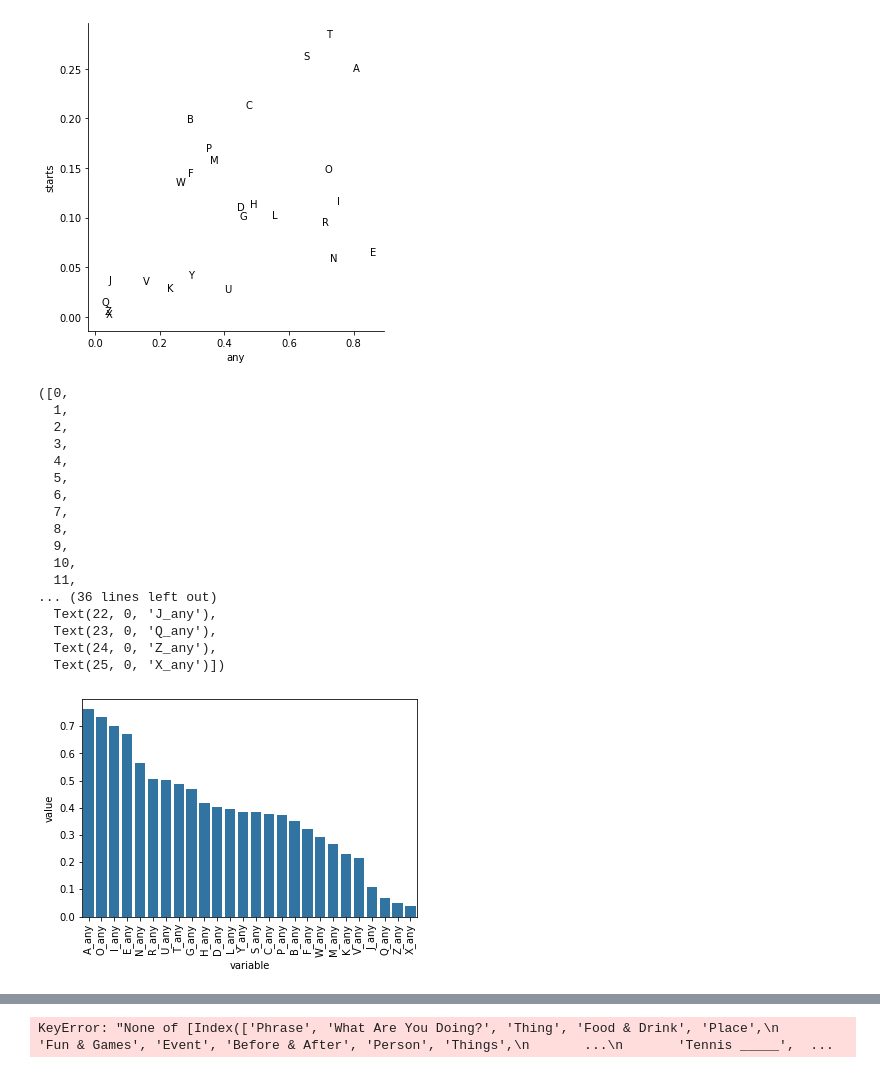
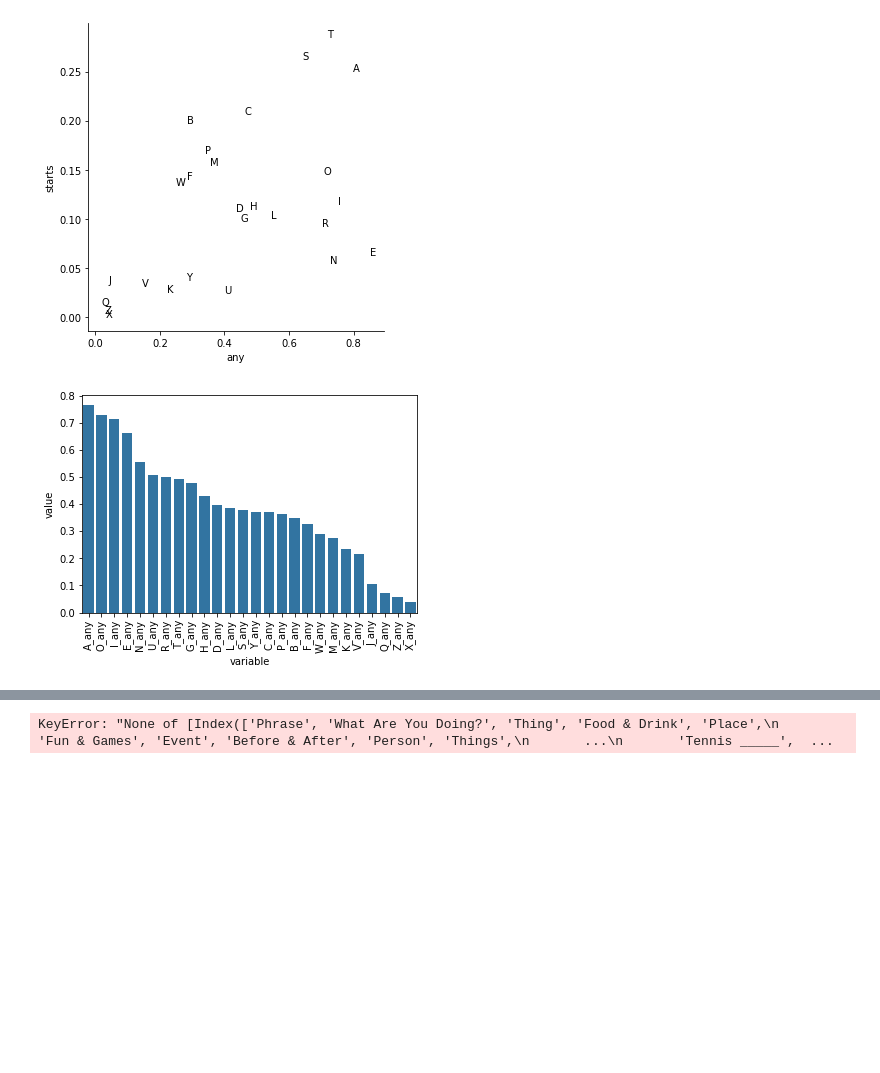
Before and after one commit to evanrgreen/WheelOfFortune, a Jupyter notebook: WOF analysis.ipynb, the cells around one changed output, grey strips where cells are left out. Drawn from its saved outputs; the diff is of its cells as text; code cells hidden in the pictures; blank space fills up the shorter version.

```diff
--- a/WOF analysis.ipynb
+++ b/WOF analysis.ipynb
@@ -4,7 +4,7 @@ import numpy as np
 import seaborn as sns
 import matplotlib.pyplot as plt
 
-puzzles = pd.read_csv("all_recent_puzzles.csv")
+puzzles = pd.read_csv("updated_scrape.csv")
 letters = "ABCDEFGHIJKLMNOPQRSTUVWXYZ"
 # %%
 puzzles = puzzles[~puzzles.Puzzle.isna()].copy()
@@ -61,4 +61,5 @@ AttributeError: 'Series' object has no attribute 'melt'
 # %%
+puzzles["test"] = 1
 sns.barplot(
     data=puzzles[puzzles.Round.isin(["BR"])]
     .groupby("test")
@@ -69,5 +70,5 @@ sns.barplot(
     y="value",
 )
 
-plt.xticks(rotation=90)
+_ = plt.xticks(rotation=90)
 # %% [output]
@@ -140,37 +124,20 @@ sns.lmplot(data=merged, x="any", y="starts", fit_reg=False, scatter_kws={"alpha"
 for r in merged.itertuples():
     plt.text(r.any, r.starts, r.variable)
 # %% [output]
-[figure, old version]
+[figure, new version]
 # %%
 sns.barplot(
     data=puzzles[puzzles.Round.isin(["BR"])]
     .groupby("test")
     .mean(numeric_only=True)[[f"{l}_any" for l in letters]]
     .melt()
     .sort_values("value", ascending=False),
     x="variable",
     y="value",
 )
 
-plt.xticks(rotation=90)
+_ = plt.xticks(rotation=90)
 # %% [output]
-([0,
-  1,
-  2,
-  3,
-  4,
-  5,
-  6,
-  7,
-  8,
-  9,
-  10,
-  11,
-... (36 lines left out)
-  Text(22, 0, 'J_any'),
-  Text(23, 0, 'Q_any'),
-  Text(24, 0, 'Z_any'),
-  Text(25, 0, 'X_any')])
-[figure, old version]
+[figure, new version]
 # %%
 starts = (
```
Also changed, not shown: parts of 7 cells of this notebook, 1 other file.
